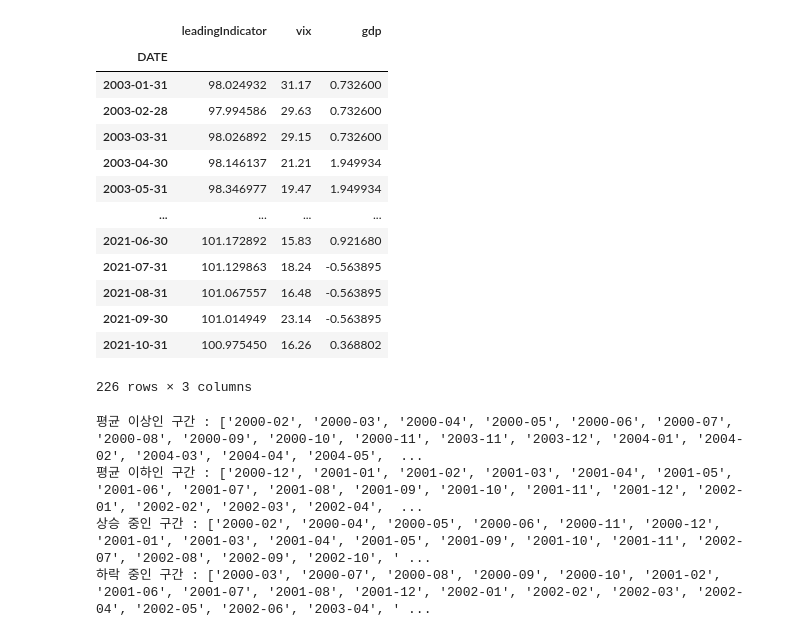
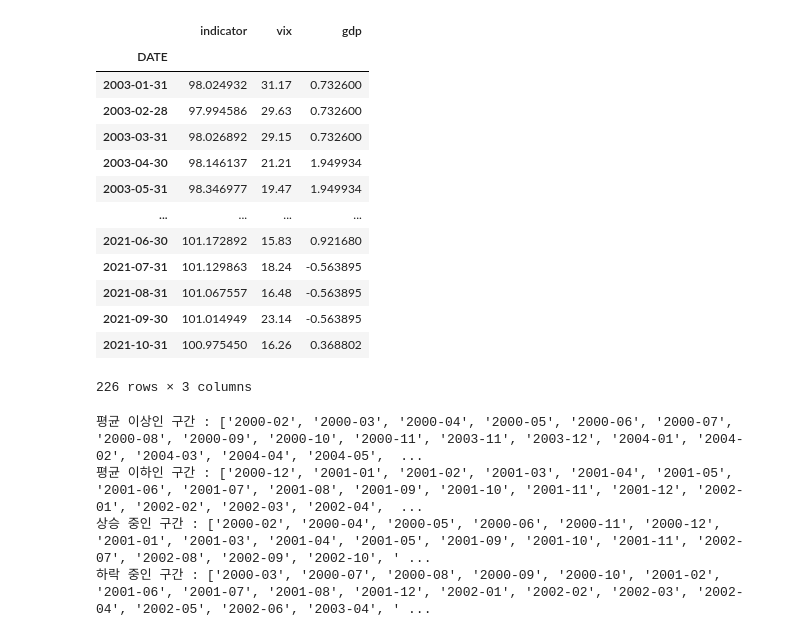
Before and after one commit to FELAB-KHU/S-PQuantTeam03, a Jupyter notebook: regime_re_지영_1121.ipynb, the cells around one changed output. Cells and saved outputs as stored; diff of their text form; code cells hidden in the pictures.

```diff
--- a/regime_re_지영_1121.ipynb
+++ b/regime_re_지영_1121.ipynb
@@ -6,6 +10,6 @@ import matplotlib.dates as mdates
 # %%
-start = '1990-01-31'
-end = '2021-12-31'
+start = datetime.datetime(1990, 2, 1)
+end = datetime.datetime(2021, 12, 31)
 # %%
 leadingIndicator = pd.read_csv('./leadingIndicator.csv')  # monthly 지표
 leadingIndicator = leadingIndicator.set_index('DATE')
@@ -18,12 +22,12 @@ gdp_growth = web.DataReader('NAEXKP04USQ657S', 'fred', start, end)  # 분기별
 gdp_growth_monthly = gdp_growth.resample('M').ffill(limit=3)  # 분기 데이터를 월별로 전달
 # %%
 # indicator & vix & gdp 합치기
-table = pd.concat([leadingIndicator, vix, gdp_growth_monthly], axis=1, join='inner')
-table.columns = ['leadingIndicator', 'vix', 'gdp']
-table = table['2003-01-01':]
-table
+data = pd.concat([leadingIndicator, vix, gdp_growth_monthly], axis=1, join='inner')
+data.columns = ['indicator', 'vix', 'gdp']
+data = data['2003-01-01':]
+data
 # %% [output]
-|  | leadingIndicator | vix | gdp |
+|  | indicator | vix | gdp |
 | DATE |  |  |  |
 | 2003-01-31 | 98.024932 | 31.17 | 0.732600 |
 | 2003-02-28 | 97.994586 | 29.63 | 0.732600 |
```
Also changed, not shown: parts of 16 cells of this notebook, 2 other files.
